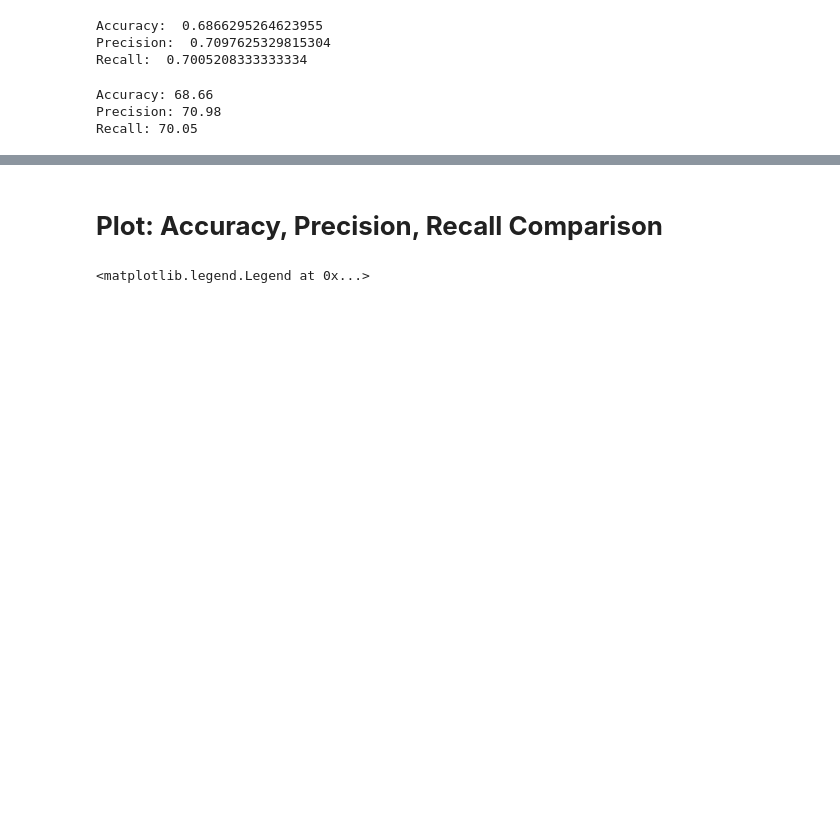
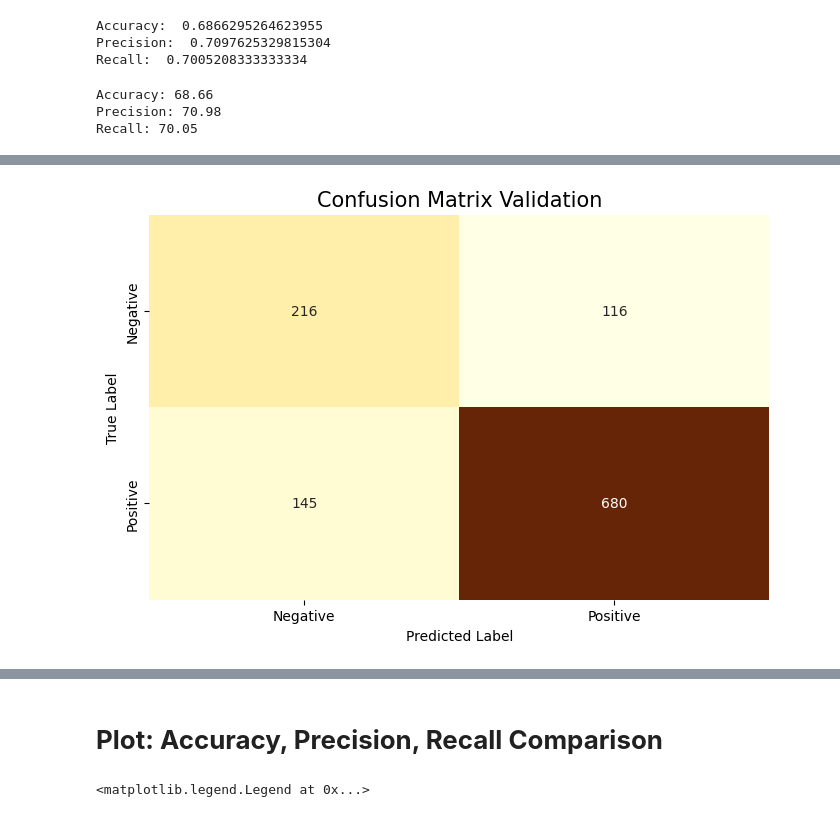
Before and after one commit to kyunghochan/data-scrap-clean-model, a Jupyter notebook: data modelling/(Fix)_Data_Modelling.ipynb, the cells around one changed output, grey strips where cells are left out. Drawn from its saved outputs; the diff is of its cells as text; code cells hidden in the pictures; blank space fills up the shorter version.

```diff
--- a/data modelling/(Fix)_Data_Modelling.ipynb
+++ b/data modelling/(Fix)_Data_Modelling.ipynb
@@ -1183,0 +1463,4 @@ Recall: 70.05
+# %%
+val_df = pd.read_csv('/content/val result.csv')
+val_df['pred'] = val_df['pred'].apply(lambda x: 0 if x == "negative" else x)
+val_df['pred'] = val_df['pred'].apply(lambda x: 1 if x == "positive" else x)
@@ -1183,0 +1519,13 @@ Recall: 70.05
+# %%
+cm = confusion_matrix(val_real, val_pred)
+
+plt.figure(figsize=(8, 5))
+sns.heatmap(cm, annot=True, fmt='d', cmap='YlOrBr', cbar=False,
+            xticklabels=['Negative', 'Positive'],
+            yticklabels=['Negative', 'Positive'])
+plt.xlabel('Predicted Label')
+plt.ylabel('True Label')
+plt.title('Confusion Matrix Validation',fontsize=15)
+plt.show()
+# %% [output]
+[figure, added]
```
Also changed, not shown: parts of 41 cells of this notebook.
